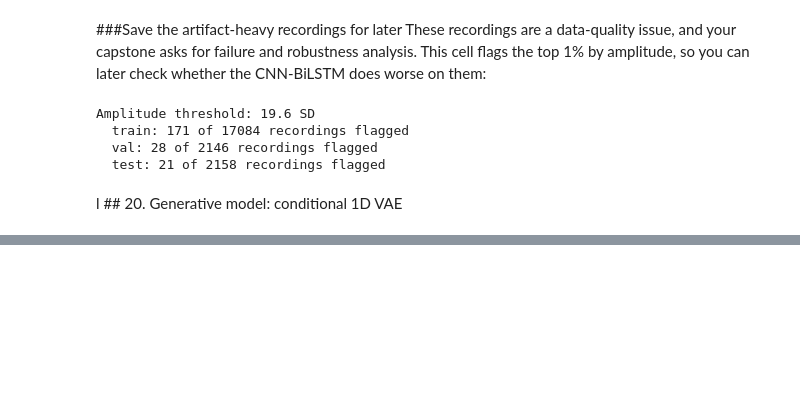
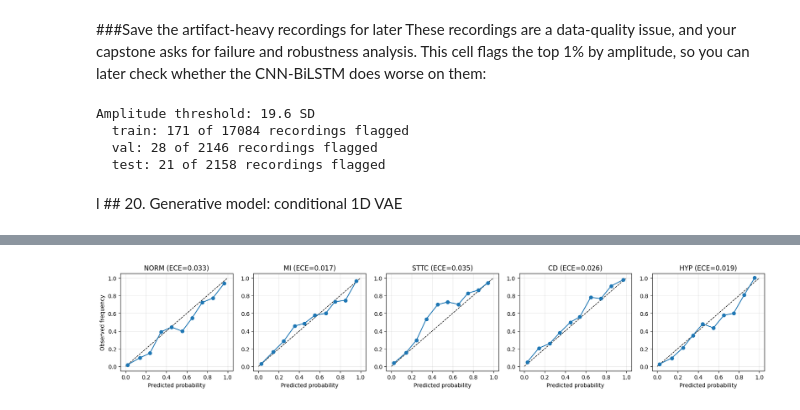
Before and after one commit to Sanhith30/deepLearning-csa4704, a Jupyter notebook: capstone/PTBXL_ECG_Capstone.ipynb, the cells around one changed output, grey strips where cells are left out. Cells and saved outputs as stored; diff of their text form; code cells hidden in the pictures; blank space fills up the shorter version.

```diff
--- a/capstone/PTBXL_ECG_Capstone.ipynb
+++ b/capstone/PTBXL_ECG_Capstone.ipynb
@@ -2110,0 +2548,89 @@ Training CNN-BiLSTM | seed 43 | Real + synthetic (23084 ECGs)...
+# %%
+# (1) Errors per class at the validation-tuned thresholds
+err_rows = []
+for j, cls in enumerate(CLASSES):
+    tp = int(((PRED[:, j] == 1) & (Y[:, j] == 1)).sum()); fn = int(((PRED[:, j] == 0) & (Y[:, j] == 1)).sum())
+    fp = int(((PRED[:, j] == 1) & (Y[:, j] == 0)).sum()); tn = int(((PRED[:, j] == 0) & (Y[:, j] == 0)).sum())
+    err_rows.append({"Class": cls, "Missed (FN)": fn, "False alarms (FP)": fp,
+                     "Sensitivity": tp / max(tp + fn, 1), "Specificity": tn / max(tn + fp, 1)})
+print("(1) Errors per class")
+display(pd.DataFrame(err_rows).round(3))
+
+# (2) Calibration: do predicted probabilities match how often the class really occurs?
+def ece(y, p, bins=10):
+    b = np.digitize(p, np.linspace(0, 1, bins + 1)[1:-1])
+    return float(sum(abs(y[b == k].mean() - p[b == k].mean()) * (b == k).sum() / len(y)
+                     for k in range(bins) if (b == k).any()))
+
+fig, axes = plt.subplots(1, 5, figsize=(17, 3.4))
+ece_rows = []
+for j, cls in enumerate(CLASSES):
+    frac_pos, mean_pred = [], []
+    b = np.digitize(P[:, j], np.linspace(0, 1, 11)[1:-1])
+    for k in range(10):
+        if (b == k).sum() >= 10:
+            frac_pos.append(Y[b == k, j].mean()); mean_pred.append(P[b == k, j].mean())
+    axes[j].plot([0, 1], [0, 1], "k--", lw=1)
+    axes[j].plot(mean_pred, frac_pos, marker="o")
+    axes[j].set_title(f"{cls} (ECE={ece(Y[:, j], P[:, j]):.3f})")
+    axes[j].set_xlabel("Predicted probability"); axes[j].grid(alpha=0.3)
+    ece_rows.append({"Class": cls, "ECE": round(ece(Y[:, j], P[:, j]), 3)})
+axes[0].set_ylabel("Observed frequency")
+plt.tight_layout()
+plt.savefig(os.path.join(ra_dir, "calibration.png"), dpi=150, bbox_inches="tight")
+plt.show()
+
+# (3) Exact-match rate (all five labels right) by number of true diagnoses
+exact = (PRED == Y).all(axis=1)
+n_true = Y.sum(axis=1)
+by_count = pd.DataFrame({"True diagnoses": np.where(n_true >= 3, "3+", n_true.astype(str)), "exact": exact}
+                        ).groupby("True diagnoses")["exact"].agg(["count", "mean"]).rename(
+                        columns={"count": "n", "mean": "Exact-match rate"})
+print("\n(3) Exact-match rate by number of true diagnoses")
+display(by_count.round(3))
+
+# (4) Artifact-heavy recordings (flagged earlier) versus the rest
+if "flags" in globals():
+    fl = flags["test"]
+    comp = pd.DataFrame({
+        "Recordings": ["Flagged (artifact-heavy)", "Not flagged"],
+        "n": [int(fl.sum()), int((~fl).sum())],
+        "Macro-F1": [f1_score(Y[fl], PRED[fl], average="macro", zero_division=0),
+                     f1_score(Y[~fl], PRED[~fl], average="macro", zero_division=0)],
+        "Exact-match rate": [exact[fl].mean(), exact[~fl].mean()]})
+    print("\n(4) Artifact-heavy test recordings (small group, interpret with caution)")
+    display(comp.round(3))
+
+# (5) The most confidently wrong recordings
+def labels_str(row):
+    return "+".join(c for c, v in zip(CLASSES, row) if v) or "none"
+
+worst_gap = np.abs(P - Y)                          # distance of each probability from the truth
+worst_score = worst_gap.max(axis=1)
+worst_class = worst_gap.argmax(axis=1)
+order = np.argsort(-worst_score)[:10]
+fail_df = pd.DataFrame({
+    "ecg_id": ids_test[order], "age": meta["age_clean"].to_numpy()[order],
+    "sex": meta["sex_label"].to_numpy()[order],
+    "true labels": [labels_str(Y[i]) for i in order],
+    "predicted labels": [labels_str(PRED[i]) for i in order],
+    "worst class": [CLASSES[worst_class[i]] for i in order],
+    "predicted prob. of worst class": [round(float(P[i, worst_class[i]]), 3) for i in order],
+    "flagged artifact": [bool(flags["test"][i]) if "flags" in globals() else None for i in order]})
+print("\n(5) Ten most confidently wrong test recordings")
+display(fail_df)
+fail_df.to_csv(os.path.join(ra_dir, "worst_failures.csv"), index=False)
+
+fig, axes = plt.subplots(4, 1, figsize=(11, 8), sharex=True)
+tt = np.arange(1000) / 100.0
+for ax, i in zip(axes, order[:4]):
+    ax.plot(tt, X_test_norm[i, 1], lw=0.8)
+    ax.set_title(f"ECG {int(ids_test[i])} | true: {labels_str(Y[i])} | predicted: {labels_str(PRED[i])}", fontsize=9)
+    ax.set_ylabel("Lead II")
+axes[-1].set_xlabel("Time (s)")
+plt.tight_layout()
+plt.savefig(os.path.join(ra_dir, "worst_failures.png"), dpi=150, bbox_inches="tight")
+plt.show()
+pd.DataFrame(err_rows).merge(pd.DataFrame(ece_rows), on="Class").to_csv(
+    os.path.join(ra_dir, "per_class_errors_calibration.csv"), index=False)
+# %% [output]
@@ -2110,0 +2644 @@ Training CNN-BiLSTM | seed 43 | Real + synthetic (23084 ECGs)...
+[figure, added]
```
Also changed, not shown: parts of 30 cells of this notebook.
